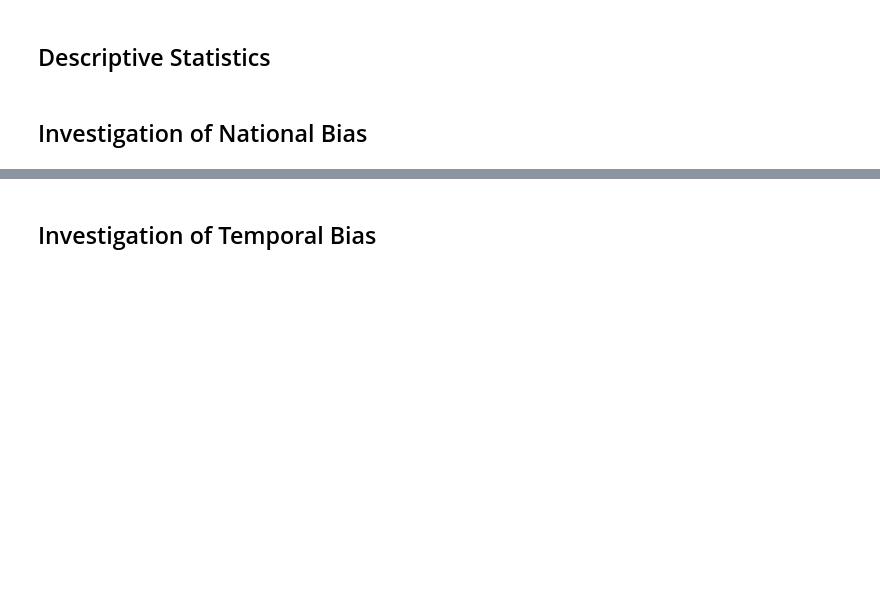
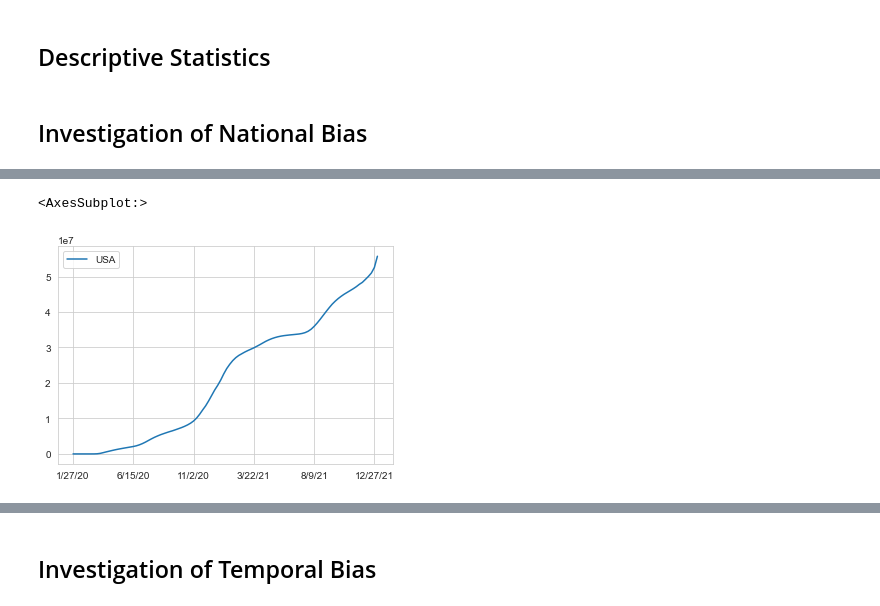
Before and after one commit to ninaihde/sampling-bias-cov19, a Jupyter notebook: src/create_general_insights.ipynb, the cells around one changed output, grey strips where cells are left out. Cells and saved outputs as stored; diff of their text form; code cells hidden in the pictures; blank space fills up the shorter version.

```diff
--- a/src/create_general_insights.ipynb
+++ b/src/create_general_insights.ipynb
@@ -185,0 +414,4 @@ memory usage: 438.3+ KB
+# %%
+# Sum up infection count per week (starting with week from 1/27/20)
+for i, date_col in enumerate(countries_ts.columns[4:717:7]):
+    countries_ts[f'{date_col}_Week'] = countries_ts.iloc[:, i*7 : i*7 + 7].mean(axis=1)
@@ -185,0 +434,7 @@ memory usage: 438.3+ KB
+# %%
+# Keep weekly data and country
+plotdata_infections = countries_ts.filter(regex='_Week$|Country/Region',axis=1)
+# Remove suffix from date column names for interpretability on x-axis later on
+plotdata_infections.columns = plotdata_infections.columns.str.replace('_Week', '')
+
+plotdata_infections.head(10)
@@ -185,0 +471,4 @@ memory usage: 438.3+ KB
+# %%
+# Transpose data frame with country being index
+plotdata = plotdata_infections.set_index('Country/Region').T
+plotdata.head()
@@ -185,0 +483,5 @@ memory usage: 438.3+ KB
+# %%
+plotdata['USA'].plot(legend=True)
+# %% [output]
+<AxesSubplot:>
+[figure, added]
```
Also changed, not shown: parts of 47 cells of this notebook, 3 other files.
